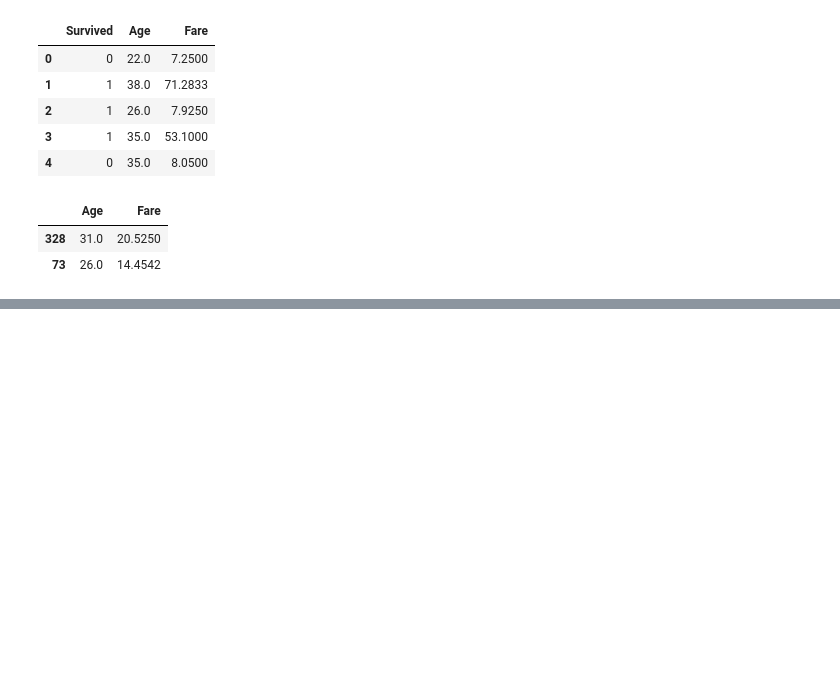
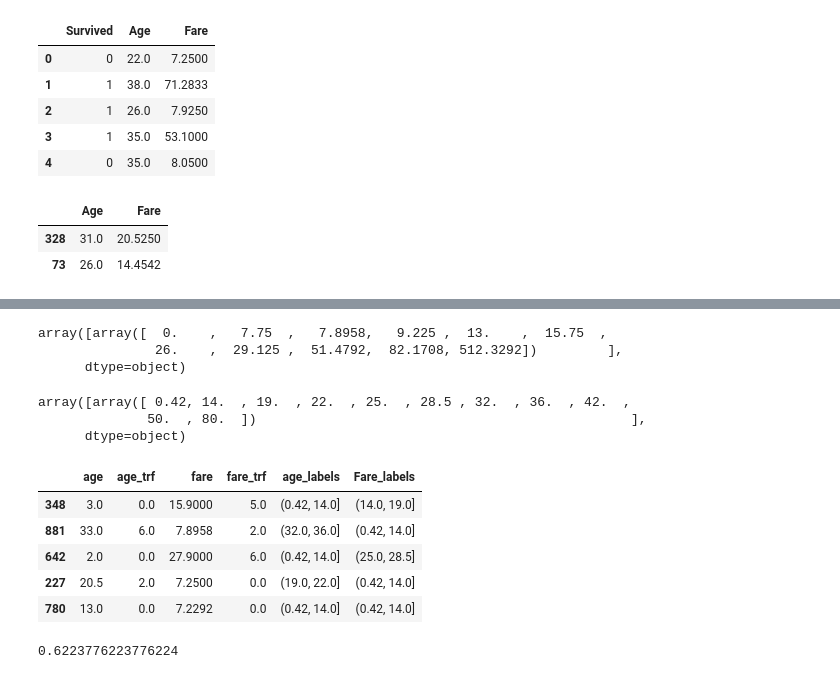
Before and after one commit to Kashish-3k8/machine-learning, a Jupyter notebook: Binning and Binarization .ipynb, the cells around one changed output, grey strips where cells are left out. Cells and saved outputs as stored; diff of their text form; code cells hidden in the pictures; blank space fills up the shorter version.

```diff
--- a/Binning and Binarization .ipynb
+++ b/Binning and Binarization .ipynb
@@ -41,0 +55,5 @@ clf =
+# %%
+trf = ColumnTransformer([
+    ('first',kbin_age,[0]),
+    ('second',kbin_fare,[1])
+])
@@ -41,0 +63,33 @@ clf =
+# %%
+trf.named_transformers_['second'].bin_edges_
+# %% [output]
+array([array([  0.    ,   7.75  ,   7.8958,   9.225 ,  13.    ,  15.75  ,
+               26.    ,  29.125 ,  51.4792,  82.1708, 512.3292])         ],
+      dtype=object)
+# %%
+trf.named_transformers_['first'].bin_edges_
+# %% [output]
+array([array([ 0.42, 14.  , 19.  , 22.  , 25.  , 28.5 , 32.  , 36.  , 42.  ,
+              50.  , 80.  ])                                                ],
+      dtype=object)
+# %%
+output = pd.DataFrame({
+    'age':x_train['Age'],
+    'age_trf':x_train_trf[:,0],
+    'fare':x_train['Fare'],
+    'fare_trf':x_train_trf[:,1]
+
+
+})
+# %%
+output['age_labels'] = pd.cut(x=x_train['Age'],bins=trf.named_transformers_['first'].bin_edges_[0].tolist())
+output['Fare_labels'] = pd.cut(x=x_train['Fare'],bins=trf.named_transformers_['first'].bin_edges_[0].tolist())
+# %%
+output.sample(5)
+# %% [output]
+|  | age | age_trf | fare | fare_trf | age_labels | Fare_labels |
+| 348 | 3.0 | 0.0 | 15.9000 | 5.0 | (0.42, 14.0] | (14.0, 19.0] |
+| 881 | 33.0 | 6.0 | 7.8958 | 2.0 | (32.0, 36.0] | (0.42, 14.0] |
+| 642 | 2.0 | 0.0 | 27.9000 | 6.0 | (0.42, 14.0] | (25.0, 28.5] |
+| 227 | 20.5 | 2.0 | 7.2500 | 0.0 | (19.0, 22.0] | (0.42, 14.0] |
+| 780 | 13.0 | 0.0 | 7.2292 | 0.0 | (0.42, 14.0] | (0.42, 14.0] |
@@ -41,0 +100,4 @@ clf =
+# %%
+accuracy_score(y_test,y_pred2)
+# %% [output]
+0.6223776223776224
```
Also changed, not shown: parts of 17 cells of this notebook, 4 other files.
